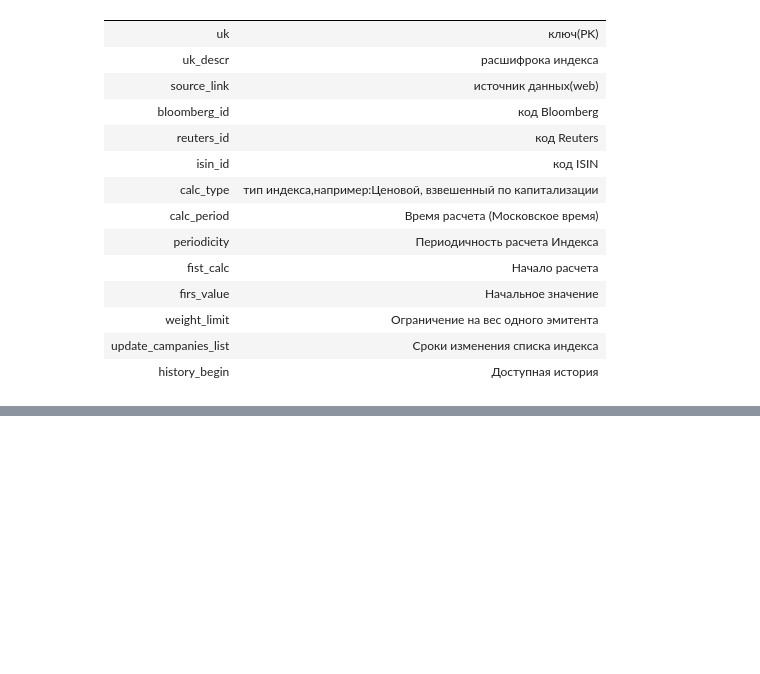
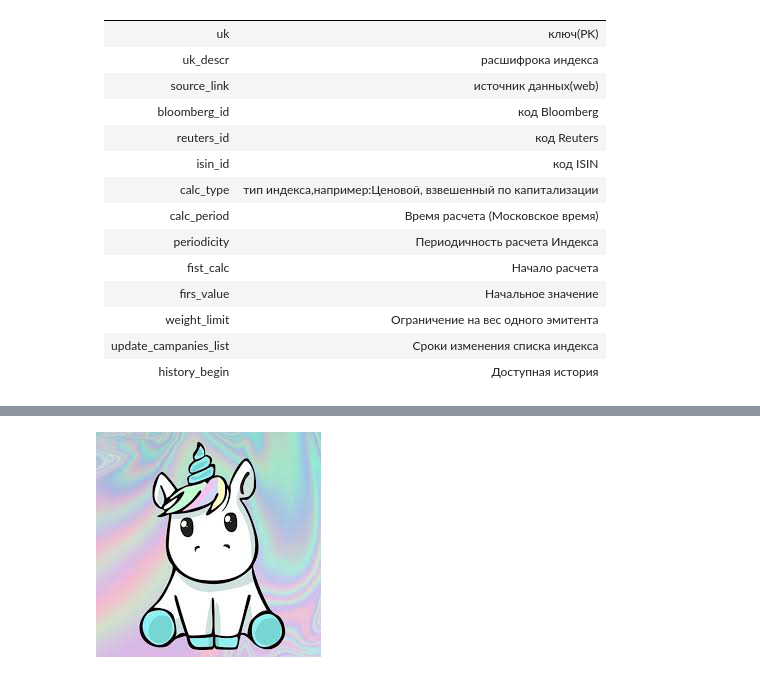
Before and after one commit to Rayveni/PY, a Jupyter notebook: finance/mosex.ipynb, the cells around one changed output, grey strips where cells are left out. Drawn from its saved outputs; the diff is of its cells as text; code cells hidden in the pictures; blank space fills up the shorter version.

```diff
--- a/finance/mosex.ipynb
+++ b/finance/mosex.ipynb
@@ -98,0 +224,5 @@ k
+# %%
+img=ocr.download_image('https://encrypted-tbn0.gstatic.com/images?q=tbn:ANd9GcRyutTGIj6OwdhvR917rRFL7zs3C2tPGq21NaLg-v90LnmuV4L3nQ')
+img
+# %% [output]
+[figure, added]
```
Also changed, not shown: parts of 32 cells of this notebook.
